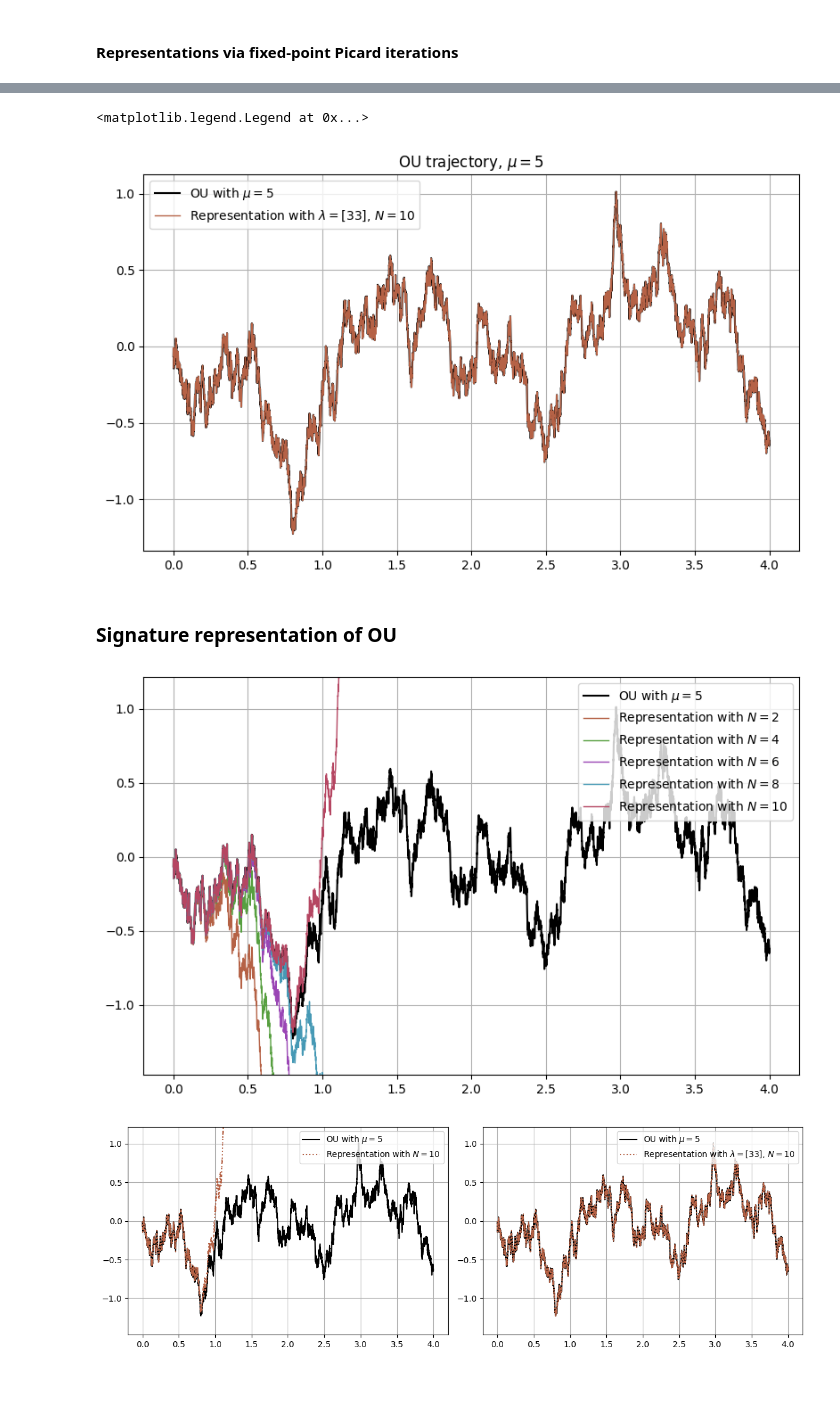
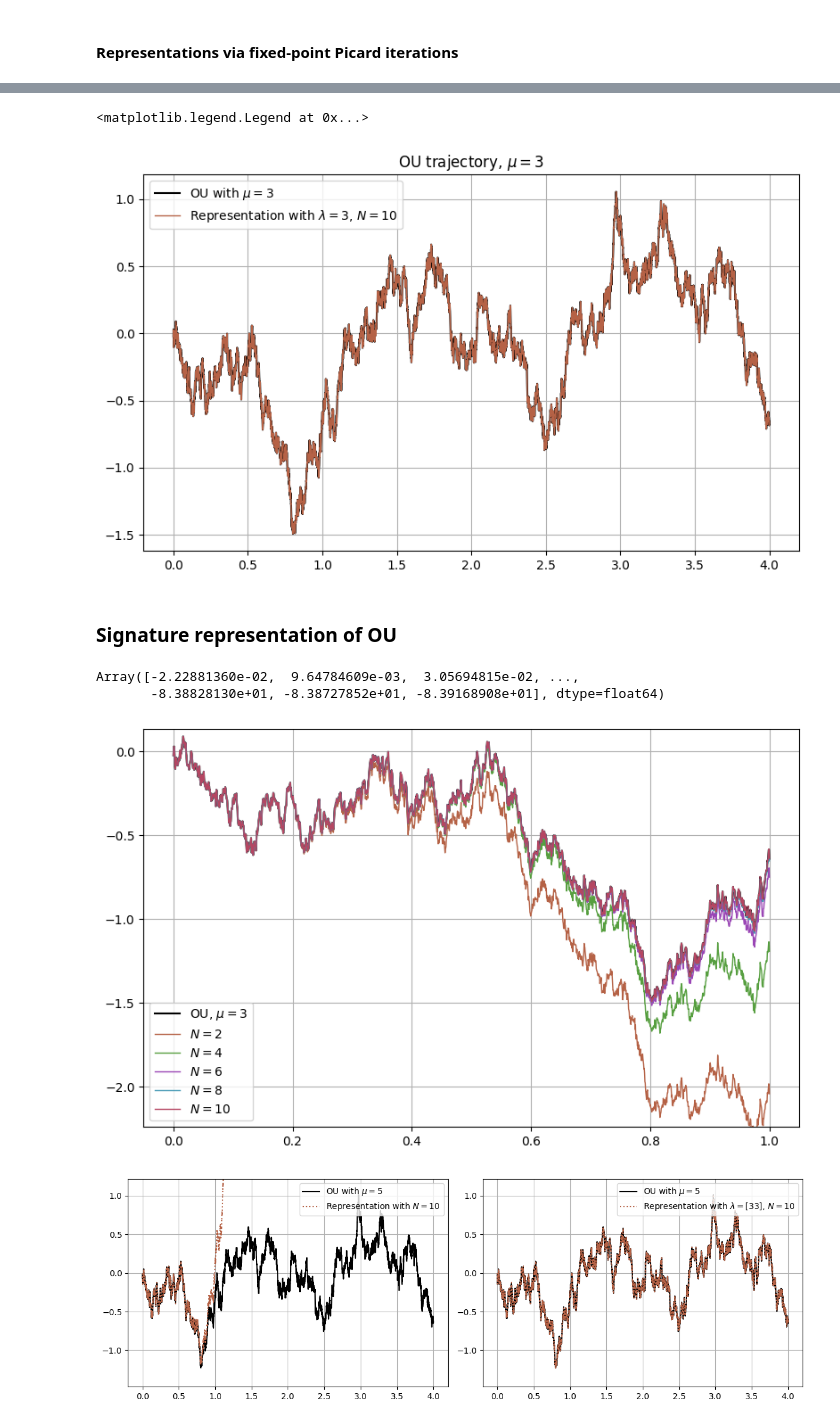
Before and after one commit to MrG1raffe/signature, a Jupyter notebook: notebooks/Representations_and_Regressions.ipynb, the cells around one changed output, grey strips where cells are left out. Cells and saved outputs as stored; diff of their text form; code cells hidden in the pictures; blank space fills up the shorter version.

```diff
--- a/notebooks/Representations_and_Regressions.ipynb
+++ b/notebooks/Representations_and_Regressions.ipynb
@@ -66,7 +91,7 @@ $$
 d\sigma_t = \mu (\theta - \sigma_t) dt + dW_t
 $$
 # %%
-mu = 5
+mu = 3
 theta = 0
 nu = 1
 
@@ -107,12 +127,12 @@ step = 500
 
 # ax.plot(t_grid[t_grid >= 0][idx_start:idx_start+step], (SigS @ (Ø * theta + _2)).real[idx_start:idx_start+step], "b", lw=1)
 ax.plot(t_grid[t_grid >= 0], ou[t_grid >= 0], "k", lw=1.5, label=f"OU with $\mu={mu}$")
-ax.plot(t_grid[t_grid >= 0], (SigS @ (e[0] * theta + l_mu_iter)).real, "-", label=f"Representation with $\lambda={lam}$, $N={N}$", lw=1.)
+ax.plot(t_grid[t_grid >= 0], (SigS @ (e[0] * theta + l_mu_iter)).real, "-", label=f"Representation with $\lambda={lam[0]}$, $N={N}$", lw=1.)
 ax.set_title(f"OU trajectory, $\mu={mu}$")
 ax.legend()
 # %% [output]
 <matplotlib.legend.Legend at 0x...>
-[figure, old version]
+[figure, new version]
 # %%
 s0 = ou[t_grid >= 0][0]
 # %%
@@ -130,19 +150,24 @@ def y_min_max(process, eps=0.2):
     y_min = min(np.min(process) * (1 + eps), np.min(process) * (1 - eps))
     y_max = max(np.max(process) * (1 + eps), np.max(process) * (1 - eps))
     return y_min, y_max
+# %%
+(W_sig @ l_mu_iter_lam0_dict[k])
+# %% [output]
+Array([-2.22881360e-02,  9.64784609e-03,  3.05694815e-02, ...,
+       -8.38828130e+01, -8.38727852e+01, -8.39168908e+01], dtype=float64)
 # %%
 fig, ax = plt.subplots()
+T_max = 1
 
+plt.plot(t_grid[(t_grid >= 0 ) & (t_grid <= T_max)], ou[(t_grid >= 0) & (t_grid <= T_max)], "k", label=f"OU, $\mu={mu}$")
+for k in [2, 4, 6, 8, 10]:
+    plt.plot(t_grid[(t_grid >= 0)  & (t_grid <= T_max)], (W_sig @ l_mu_iter_lam0_dict[k])[t_grid[t_grid >= 0] <= T_max], "-", label=f"$N={k}$", lw=1)
+plt.ylim(y_min_max(ou[(t_grid >= 0) & (t_grid <= T_max)], eps=0.5))
+plt.legend(loc="lower left")
 
-plt.plot(t_grid[t_grid >= 0], ou[t_grid >= 0], "k", label=f"OU with $\mu={mu}$")
-for k in [2, 4, 6, 8, 10]:
-    plt.plot(t_grid[t_grid >= 0], (W_sig @ l_mu_iter_lam0_dict[k]).real, "-", label=f"Representation with $N={k}$", lw=1)
-plt.ylim(y_min_max(ou[t_grid >= 0]))
-plt.legend(loc=1)
-
-fig.savefig("ou_representation_convergence.pdf", format="pdf", transparent=True)
+fig.savefig("images/ou_representation_convergence_1.pdf", format="pdf", transparent=True)
 # %% [output]
-[figure, old version]
+[figure, new version]
 # %%
 fig, ax = plt.subplots(1, 2, figsize=(12, 4))
 
```
Also changed, not shown: parts of 9 cells of this notebook, 16 other files.
